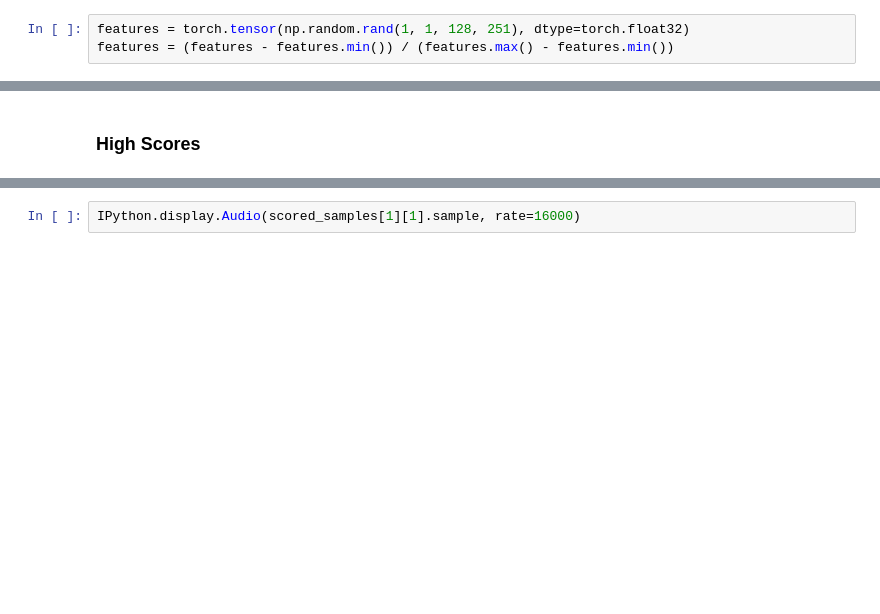
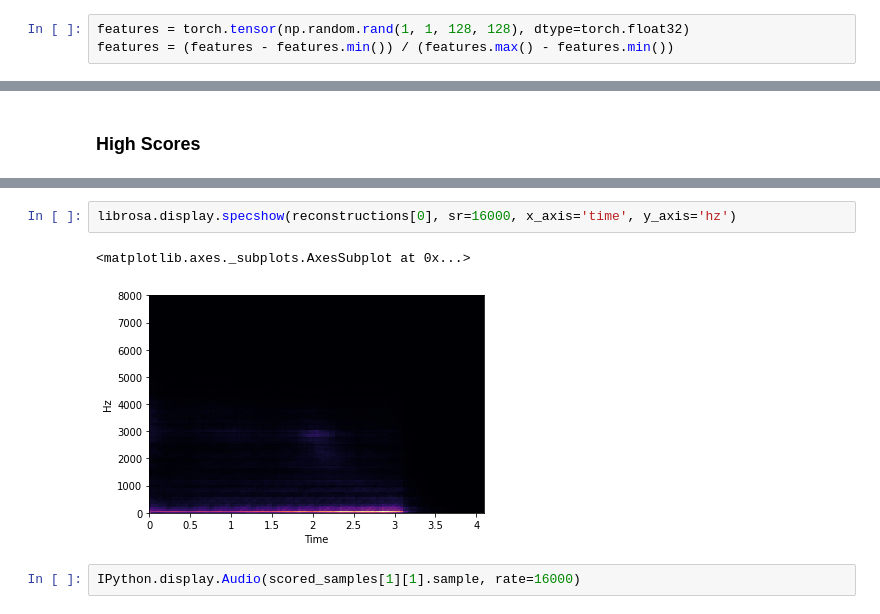
Before and after one commit to pgigioli/music_ml, a Jupyter notebook: sampler.ipynb, the cells around one changed output, grey strips where cells are left out. Drawn from its saved outputs; the diff is of its cells as text; blank space fills up the shorter version.

```diff
--- a/sampler.ipynb
+++ b/sampler.ipynb
@@ -39,7 +62,7 @@ loss_fn(outputs, features).item()
 # %% [markdown]
 ##### Noise
 # %%
-features = torch.tensor(np.random.rand(1, 1, 128, 251), dtype=torch.float32)
+features = torch.tensor(np.random.rand(1, 1, 128, 128), dtype=torch.float32)
 features = (features - features.min()) / (features.max() - features.min())
 # %%
 outputs = model(features)
@@ -155,3 +188,8 @@ IPython.display.Audio(scored_samples[0][1].sample, rate=16000)
+# %%
+librosa.display.specshow(reconstructions[0], sr=16000, x_axis='time', y_axis='hz')
+# %% [output]
+<matplotlib.axes._subplots.AxesSubplot at 0x...>
+[figure, added]
 # %%
 IPython.display.Audio(scored_samples[1][1].sample, rate=16000)
 # %% [output]
```
Also changed, not shown: parts of 24 cells of this notebook, 4 other files.
